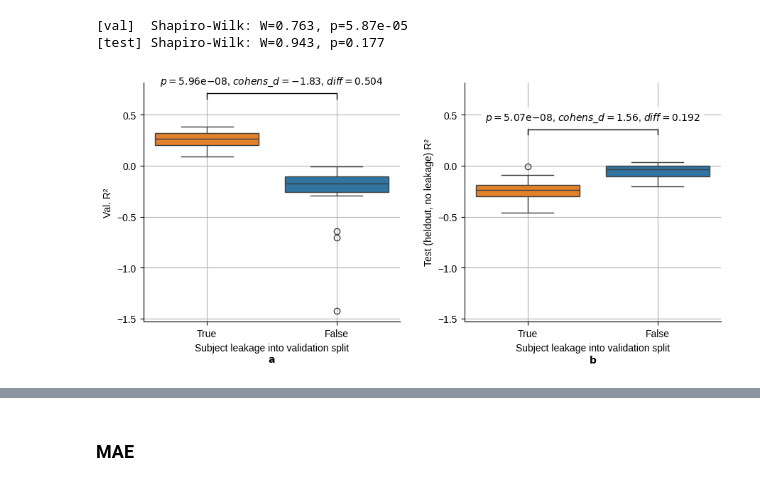
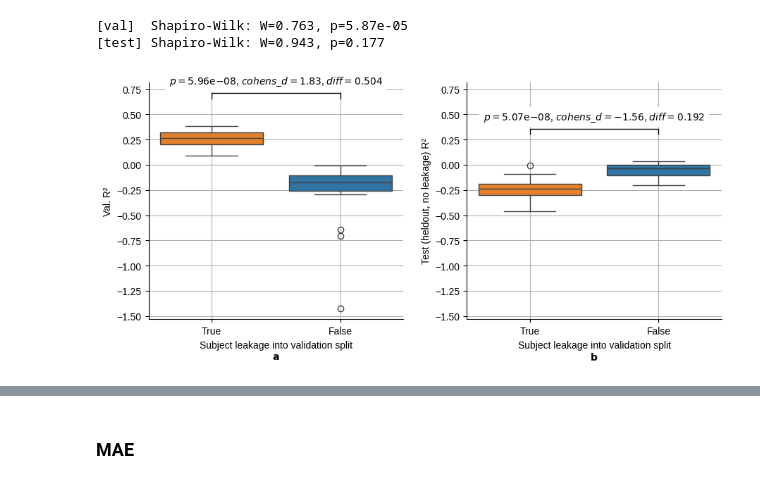
Before and after one commit to Kowd-PauUh/ml-in-depression-estimation, a Jupyter notebook: paper/notebooks/subject-leakage-impact.ipynb, the cells around one changed output, grey strips where cells are left out. Saved outputs shown, nothing was run; the diff lists cells and outputs as text; code cells hidden in the pictures.

Commit message:
Fixed sns plotting order

```diff
--- a/paper/notebooks/subject-leakage-impact.ipynb
+++ b/paper/notebooks/subject-leakage-impact.ipynb
@@ -11,3 +11,4 @@ client = mlflow.tracking.MlflowClient()
 all_runs = mlflow.search_runs(search_all_experiments=True).sort_values('start_time')
 # %%
 all_runs['subject_leakage'] = all_runs['params.data_leakage'].apply(lambda x: x == 'True')
+all_runs['subject_leakage'] = all_runs['subject_leakage'].astype('category')
@@ -57,16 +62,17 @@ def plot_grouped_boxplot_with_significance(
 
         return ''
 
+    unique_groups = sorted(df[group_col].cat.categories, reverse=True)
+
     # create the boxplot
     if figsize is not None:
         plt.figure(figsize=figsize)
     if ax is None:
-        ax = sns.boxplot(x=group_col, y=target_col, data=df, hue=group_col)
+        ax = sns.boxplot(x=group_col, y=target_col, data=df, hue=group_col, order=sorted(unique_groups))
     else:
-        sns.boxplot(x=group_col, y=target_col, data=df, hue=group_col, ax=ax)
+        sns.boxplot(x=group_col, y=target_col, data=df, hue=group_col, ax=ax, order=sorted(unique_groups))
 
     # perform pairwise t-tests and collect significant pairs
-    unique_groups = df[group_col].unique()
     y_max = df[target_col].max()
     y_offset = y_range * 0.15
     significance_annotations = []
@@ -89,7 +95,7 @@ def plot_grouped_boxplot_with_significance(
 
         stars = get_star_annotation(p_val, d, diff)
         if stars:
-            x1, x2 = unique_groups.tolist().index(group1), unique_groups.tolist().index(group2)
+            x1, x2 = unique_groups.index(group1), unique_groups.index(group2)
             y = y_max + y_offset * (len(significance_annotations) + 1)
 
             y_scale_param = y_range * 0.03
@@ -132,6 +138,8 @@ print(f'[test] Shapiro-Wilk: W={stat:.3f}, p={p:.3g}')
 [val]  Shapiro-Wilk: W=0.763, p=5.87e-05
 [test] Shapiro-Wilk: W=0.943, p=0.177
 # %%
+from matplotlib.ticker import MultipleLocator
+
 fig, (ax1, ax2) = plt.subplots(1, 2, sharey=True)
 fig.set_figheight(4)
 fig.set_figwidth(9)
@@ -150,34 +158,38 @@ plot_grouped_boxplot_with_significance(
     ax=ax1,
 )
 
 # right plot
 plot_grouped_boxplot_with_significance(
     all_runs,
     group_col='subject_leakage',
     target_col='metrics.test_r2_epoch',
     y_range=y_range,
     ylabel='Test (heldout, no leakage) R²',
     figsize=None,
     ax=ax2,
 )
 
 # customize left plot
 ax1.grid()
 ax1.get_legend().remove()
 ax1.set_xlabel(f'{label}\n$\\bf{{a}}$')
 
 # customize right plot
 ax2.grid()
 ax2.yaxis.get_label().set_visible(True)
 ax2.yaxis.set_tick_params(labelleft=True)
 ax2.get_legend().remove()
 ax2.set_xlabel(f'{label}\n$\\bf{{b}}$')
 
+ticks = ax1.get_yticks()
+step = ticks[1] - ticks[0]  # current step size
+ax1.yaxis.set_major_locator(MultipleLocator(step / 2))
+
 plt.subplots_adjust(wspace=0.25)
 plt.savefig(PROJECT_DIR / 'paper/figures/subject_leakage/00-r2.pdf', bbox_inches='tight', pad_inches=0)
 plt.show()
 # %% [output]
-[figure, old version]
+[figure, new version]
 # %%
 label = 'r2'
 caption = 'Impact of the subject leakage into validation split on $R^2$ metric.'
```
Also changed, not shown: parts of 2 cells of this notebook.
